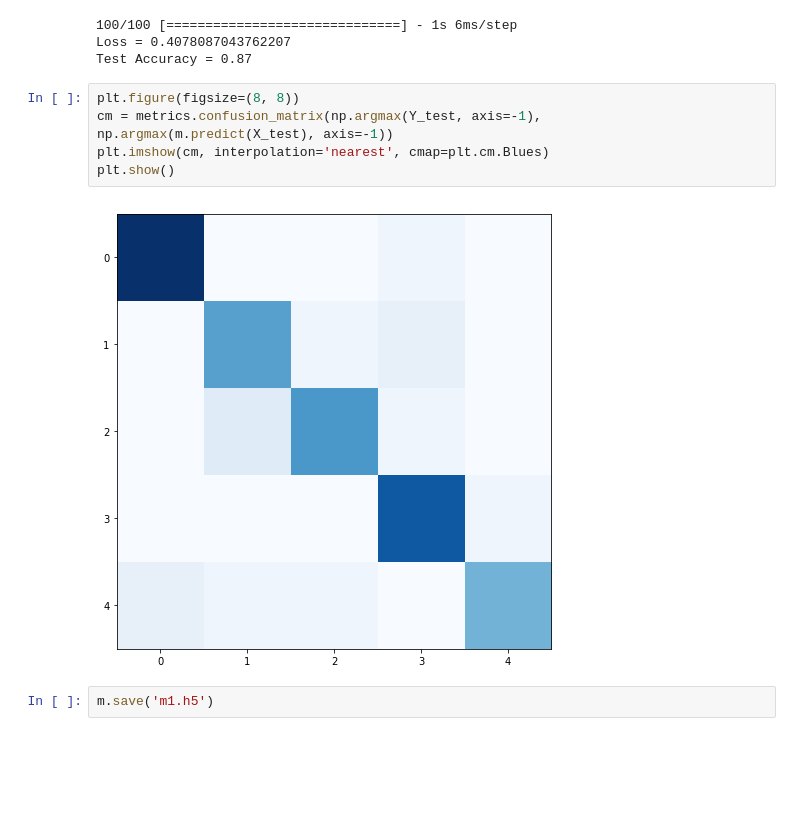
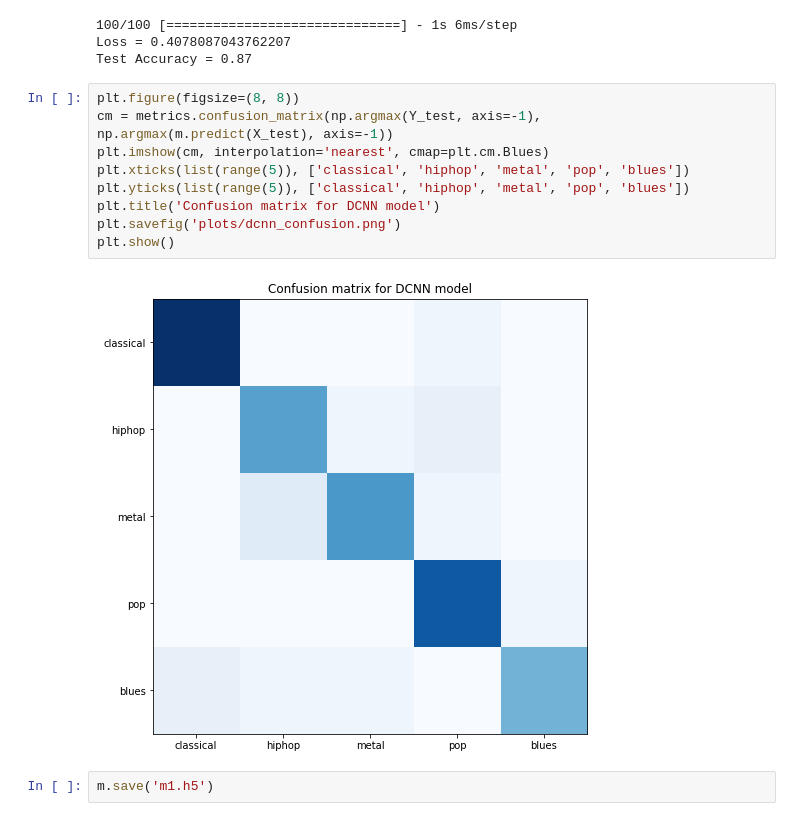
Before and after one commit to LithiumH/CS229-Music-Classification, a Jupyter notebook: Haojun_CNN_au.ipynb, the cells around one changed output. Drawn from its saved outputs; the diff is of its cells as text; blank space fills up the shorter version.

```diff
--- a/Haojun_CNN_au.ipynb
+++ b/Haojun_CNN_au.ipynb
@@ -175,10 +175,14 @@ Test Accuracy = 0.87
 # %%
 plt.figure(figsize=(8, 8))
 cm = metrics.confusion_matrix(np.argmax(Y_test, axis=-1), np.argmax(m.predict(X_test), axis=-1))
 plt.imshow(cm, interpolation='nearest', cmap=plt.cm.Blues)
+plt.xticks(list(range(5)), ['classical', 'hiphop', 'metal', 'pop', 'blues'])
+plt.yticks(list(range(5)), ['classical', 'hiphop', 'metal', 'pop', 'blues'])
+plt.title('Confusion matrix for DCNN model')
+plt.savefig('plots/dcnn_confusion.png')
 plt.show()
 # %% [output]
-[figure, old version]
+[figure, new version]
 # %%
 m.save('m1.h5')
 # %%
```
Also changed, not shown: parts of 4 cells of this notebook, 29 other files.
